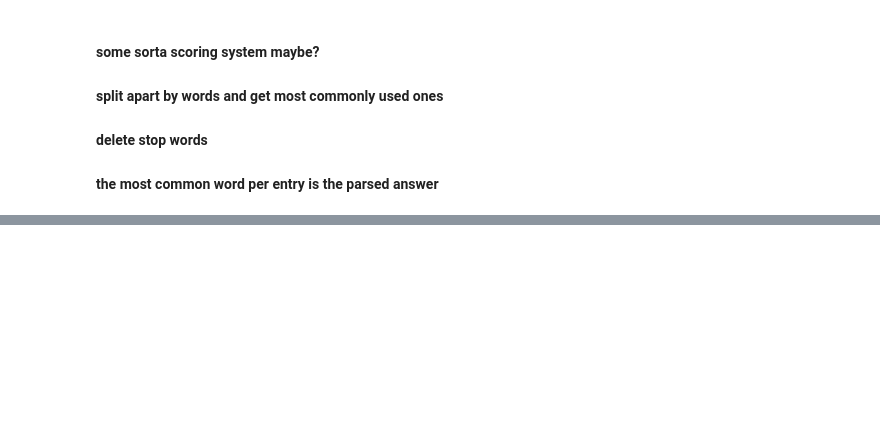
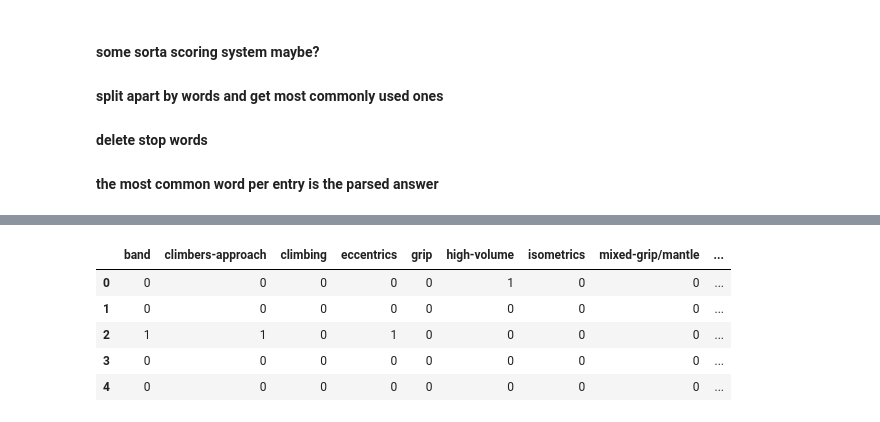
Before and after one commit to JYC11/weightedpull_oac, a Jupyter notebook: data_cleaning.ipynb, the cells around one changed output, grey strips where cells are left out. Cells and saved outputs as stored; diff of their text form; code cells hidden in the pictures; blank space fills up the shorter version.

Commit message:
finished data cleaning

```diff
--- a/data_cleaning.ipynb
+++ b/data_cleaning.ipynb
@@ -1235,0 +1881,2 @@ unique_etc.shape
+# %%
+combined["oac_ability"] = combined["oac_ability"].apply(lambda x: x.replace(" ",""))
@@ -1235,0 +1890,3 @@ unique_etc.shape
+# %%
+combined = pd.get_dummies(combined, columns=["pull_style","oac_ability"])
+combined.to_excel("test.xlsx",index=False)
@@ -1235,0 +1928,8 @@ unique_etc.shape
+# %%
+def splitter(x):
+    try:
+        return x.split(",")
+    except:
+        return []
+# %%
+combined["best_contribution_to_oac"] = combined["best_contribution_to_oac"].apply(lambda x: splitter(x))
@@ -1235,0 +1946,14 @@ unique_etc.shape
+# %%
+mlb = MultiLabelBinarizer()
+
+contribution = combined["best_contribution_to_oac"]
+
+dummied_contributions = pd.DataFrame(mlb.fit_transform(contribution),columns=mlb.classes_, index=combined.index)
+dummied_contributions.head()
+# %% [output]
+|  | band | climbers-approach | climbing | eccentrics | grip | high-volume | isometrics | mixed-grip/mantle | ... |
+| 0 | 0 | 0 | 0 | 0 | 0 | 1 | 0 | 0 | ... |
+| 1 | 0 | 0 | 0 | 0 | 0 | 0 | 0 | 0 | ... |
+| 2 | 1 | 1 | 0 | 1 | 0 | 0 | 0 | 0 | ... |
+| 3 | 0 | 0 | 0 | 0 | 0 | 0 | 0 | 0 | ... |
+| 4 | 0 | 0 | 0 | 0 | 0 | 0 | 0 | 0 | ... |
```
Also changed, not shown: parts of 73 cells of this notebook, 8 other files.
